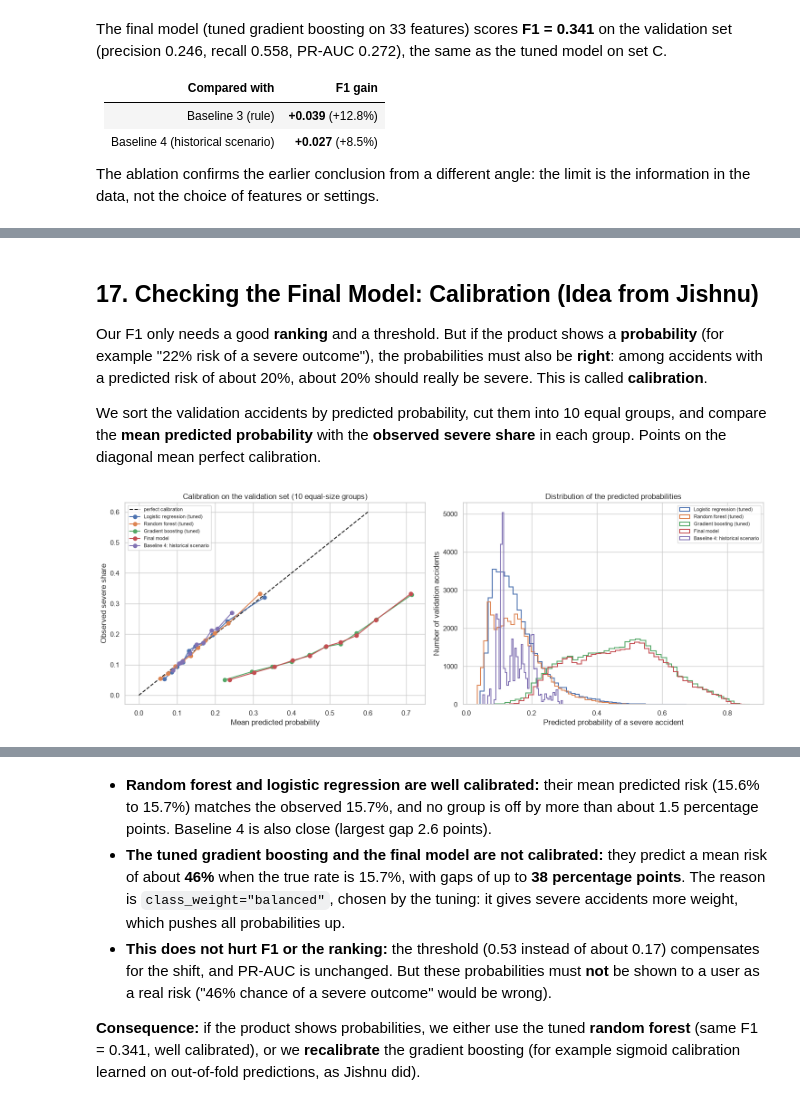
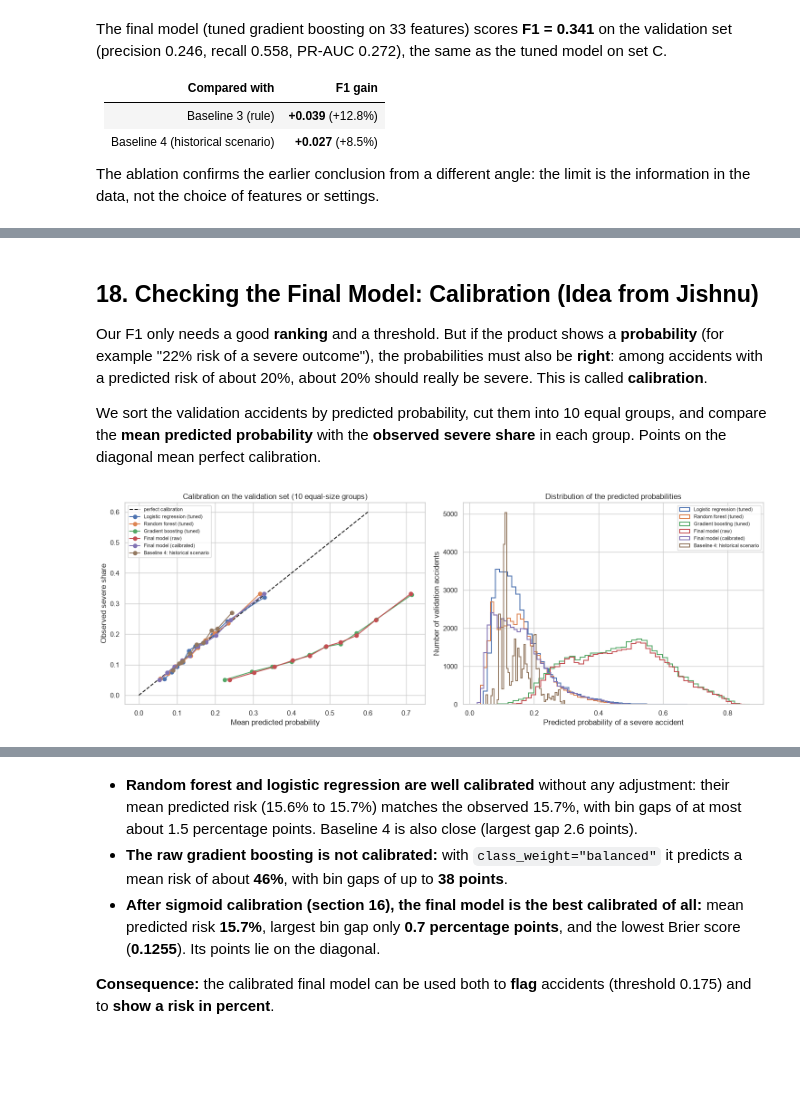
Before and after one commit to zinaF19/The-Random-Forest-Rangers, a Jupyter notebook: Micheal_ML_Random_Forest_Rangers_Final.ipynb, the cells around one changed output, grey strips where cells are left out. Saved outputs shown, nothing was run; the diff lists cells and outputs as text; code cells hidden in the pictures; blank space fills up the shorter version.

```diff
--- a/Micheal_ML_Team_Data_Baselines.ipynb
+++ b/Micheal_ML_Random_Forest_Rangers_Final.ipynb
@@ -111,8 +115,13 @@ We always predict *"how severe, **given** an injury accident happens"*, never *"
 # %%
 import io
+import json
+import time
 import urllib.request
+from pathlib import Path
+from types import SimpleNamespace
 
 import geopandas as gpd
+import joblib
 import matplotlib.pyplot as plt
 import numpy as np
 import pandas as pd
@@ -123,6 +132,11 @@ plt.rcParams["figure.dpi"] = 100
 pd.set_option("display.max_columns", 50)
 
 RANDOM_STATE = 42
+RESULTS_DIR, MODEL_DIR = Path("results"), Path("models")
+
+# True:  re-run the slow hyperparameter searches and the ablation study (about 1.5 hours) and save their results.
+# False: load the results saved by the last full run (same numbers; the whole notebook runs in about 40 minutes).
+RUN_SLOW_SEARCHES = False
 # %% [markdown]
 ## 4. Get the Data
 
@@ -1526,11 +1579,12 @@ Gradient boosting: best CV PR-AUC 0.2690 (1522 s)
 
 For each tuned model we take the out-of-fold predictions (5-fold cross validation on the training set), choose the threshold with the best F1, and apply it to the validation set. `best_estimator_` was already refitted on the full training set by `RandomizedSearchCV`.
 # %%
-tuned_rows, tuned_probabilities = [], {}
+tuned_rows, tuned_probabilities, tuned_oof = [], {}, {}
 for model_name, search in searches.items():
     start = time.time()
     oof = cross_val_predict(clone(search.best_estimator_), X_train[tuning_columns], y_train, cv=CV,
                             method="predict_proba", n_jobs=SEARCHES[model_name]["n_jobs"])[:, 1]
+    tuned_oof[model_name] = oof
     threshold, cv_f1 = best_f1_threshold(y_train, oof)
     p_val = search.best_estimator_.predict_proba(X_val[tuning_columns])[:, 1]
     flags = (p_val >= threshold).astype(int)
@@ -1863,0 +2058,28 @@ The ablation confirms the earlier conclusion from a different angle: the limit i
+# %%
+calibrator = LogisticRegression().fit(logit(oof_final).reshape(-1, 1), y_train)
+
+
+def calibrate(probabilities):
+    """Map the final model's raw probabilities to calibrated probabilities."""
+    return calibrator.predict_proba(logit(np.asarray(probabilities)).reshape(-1, 1))[:, 1]
+
+
+p_val_final_calibrated = calibrate(p_val_final)
+threshold_final_calibrated = calibrate([threshold_final])[0]
+same_decisions = ((p_val_final_calibrated >= threshold_final_calibrated).astype(int) == flags_final).mean()
+
+print(f"Mean predicted risk on validation: raw {100 * p_val_final.mean():.1f}%, "
+      f"calibrated {100 * p_val_final_calibrated.mean():.1f}%, observed {100 * y_val.mean():.1f}%")
+print(f"Threshold: raw {threshold_final:.3f} -> calibrated {threshold_final_calibrated:.3f}")
+print(f"Same flagged accidents with the calibrated threshold: {100 * same_decisions:.2f}%")
+print(f"Validation PR-AUC raw {average_precision_score(y_val, p_val_final):.4f}, "
+      f"calibrated {average_precision_score(y_val, p_val_final_calibrated):.4f}")
+
+MODEL_DIR.mkdir(exist_ok=True)
+FINAL_MODEL_FILE = MODEL_DIR / "random_forest_rangers_final_model.joblib"
+joblib.dump({
+    "model": final_model, "calibrator": calibrator, "features": final_columns, "feature_set": FINAL_SET_NAME,
+    "threshold_raw": threshold_final, "threshold_calibrated": threshold_final_calibrated,
+    "trained_on": "train split (Tiziano's split, accidents_2025_with_population.csv)",
+}, FINAL_MODEL_FILE, compress=3)
+print(f"Saved {FINAL_MODEL_FILE} ({FINAL_MODEL_FILE.stat().st_size / 1e6:.1f} MB)")
@@ -1902,5 +2141,5 @@ Before we can recommend the model, sections 17 and 18 check whether its **probab
 # %% [markdown]
-## 17. Checking the Final Model: Calibration (Idea from Jishnu)
+## 18. Checking the Final Model: Calibration (Idea from Jishnu)
 
 Our F1 only needs a good **ranking** and a threshold. But if the product shows a **probability** (for example "22% risk of a severe outcome"), the probabilities must also be **right**: among accidents with a predicted risk of about 20%, about 20% should really be severe. This is called **calibration**.
 
@@ -1910,7 +2149,8 @@ from sklearn.calibration import calibration_curve
 from sklearn.metrics import brier_score_loss
 
 calibration_inputs = {f"{name} (tuned)": p for name, (p, _) in tuned_probabilities.items()}
-calibration_inputs["Final model"] = p_val_final
+calibration_inputs["Final model (raw)"] = p_val_final
+calibration_inputs["Final model (calibrated)"] = p_val_final_calibrated
 calibration_inputs["Baseline 4: historical scenario"] = p_val_b4
 
 fig, axes = plt.subplots(1, 2, figsize=(15, 5.5))
@@ -1918,34 +2158,34 @@ axes[0].plot([0, 0.6], [0, 0.6], "k--", label="perfect calibration")
 for name, probabilities in calibration_inputs.items():
     observed, predicted = calibration_curve(y_val, probabilities, n_bins=10, strategy="quantile")
     axes[0].plot(predicted, observed, marker="o", label=name)
 axes[0].set_xlabel("Mean predicted probability")
 axes[0].set_ylabel("Observed severe share")
 axes[0].set_title("Calibration on the validation set (10 equal-size groups)")
 axes[0].legend(fontsize=8)
 
 for name, probabilities in calibration_inputs.items():
     axes[1].hist(probabilities, bins=50, histtype="step", linewidth=1.5, label=name)
 axes[1].set_xlabel("Predicted probability of a severe accident")
 axes[1].set_ylabel("Number of validation accidents")
 axes[1].set_title("Distribution of the predicted probabilities")
 axes[1].legend(fontsize=8)
 plt.tight_layout()
 plt.show()
 
 calibration_rows = []
 for name, probabilities in calibration_inputs.items():
     observed, predicted = calibration_curve(y_val, probabilities, n_bins=10, strategy="quantile")
     calibration_rows.append({
         "model": name,
         "Brier score": brier_score_loss(y_val, probabilities),
         "mean predicted (%)": 100 * probabilities.mean(),
         "observed (%)": 100 * y_val.mean(),
         "largest bin gap (pp)": 100 * np.abs(predicted - observed).max(),
         "predicted range (%)": f"{100 * probabilities.min():.1f} to {100 * probabilities.max():.1f}",
     })
 pd.DataFrame(calibration_rows).set_index("model").round(4)
 # %% [output]
-[figure, old version]
+[figure, new version]
 |  | Brier score | mean predicted (%) | observed (%) | largest bin gap (pp) | predicted range (%) |
 | model |  |  |  |  |  |
 | Logistic regression (tuned) | 0.1262 | 15.6894 | 15.6935 | 1.5144 | 4.2 to 67.5 |
@@ -1955,8 +2196,8 @@ pd.DataFrame(calibration_rows).set_index("model").round(4)
 | Baseline 4: historical scenario | 0.1290 | 15.0597 | 15.6935 | 2.6484 | 5.1 to 29.5 |
 # %% [markdown]
-- **Random forest and logistic regression are well calibrated:** their mean predicted risk (15.6% to 15.7%) matches the observed 15.7%, and no group is off by more than about 1.5 percentage points. Baseline 4 is also close (largest gap 2.6 points).
-- **The tuned gradient boosting and the final model are not calibrated:** they predict a mean risk of about **46%** when the true rate is 15.7%, with gaps of up to **38 percentage points**. The reason is `class_weight="balanced"`, chosen by the tuning: it gives severe accidents more weight, which pushes all probabilities up.
-- **This does not hurt F1 or the ranking:** the threshold (0.53 instead of about 0.17) compensates for the shift, and PR-AUC is unchanged. But these probabilities must **not** be shown to a user as a real risk ("46% chance of a severe outcome" would be wrong).
+- **Random forest and logistic regression are well calibrated** without any adjustment: their mean predicted risk (15.6% to 15.7%) matches the observed 15.7%, with bin gaps of at most about 1.5 percentage points. Baseline 4 is also close (largest gap 2.6 points).
+- **The raw gradient boosting is not calibrated:** with `class_weight="balanced"` it predicts a mean risk of about **46%**, with bin gaps of up to **38 points**.
+- **After sigmoid calibration (section 16), the final model is the best calibrated of all:** mean predicted risk **15.7%**, largest bin gap only **0.7 percentage points**, and the lowest Brier score (**0.1255**). Its points lie on the diagonal.
 
-**Consequence:** if the product shows probabilities, we either use the tuned **random forest** (same F1 = 0.341, well calibrated), or we **recalibrate** the gradient boosting (for example sigmoid calibration learned on out-of-fold predictions, as Jishnu did).
+**Consequence:** the calibrated final model can be used both to **flag** accidents (threshold 0.175) and to **show a risk in percent**.
 # %% [markdown]
```
Also changed, not shown: parts of 35 cells of this notebook, 3 other files.
